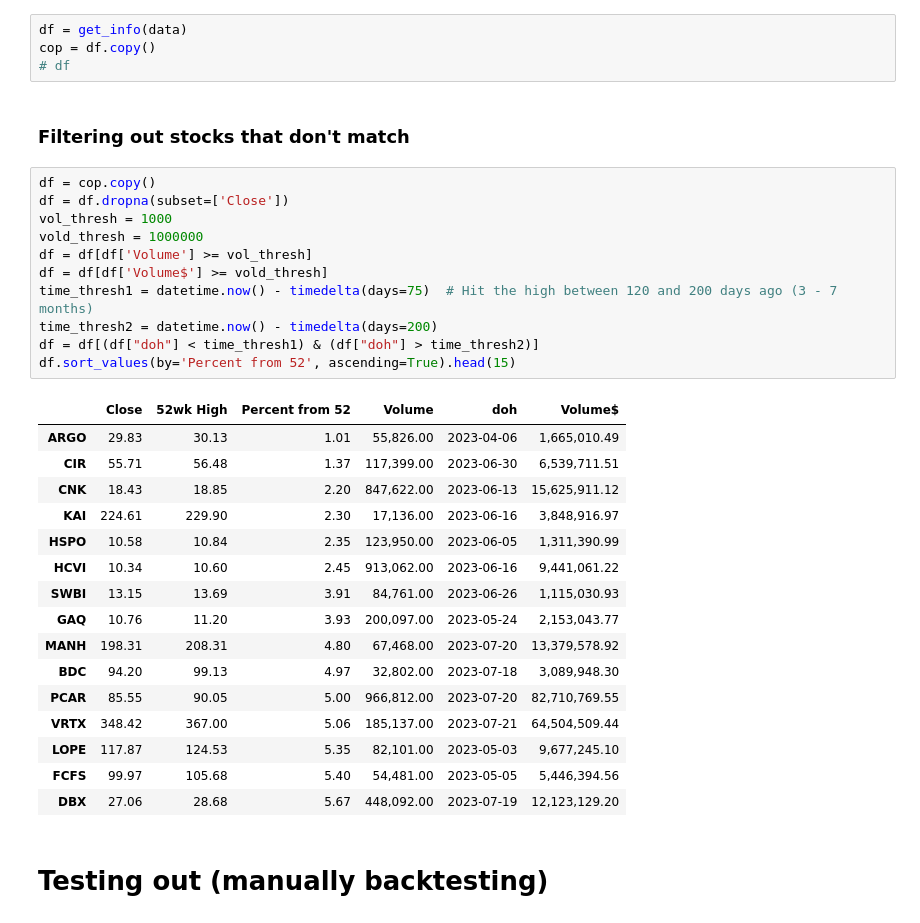
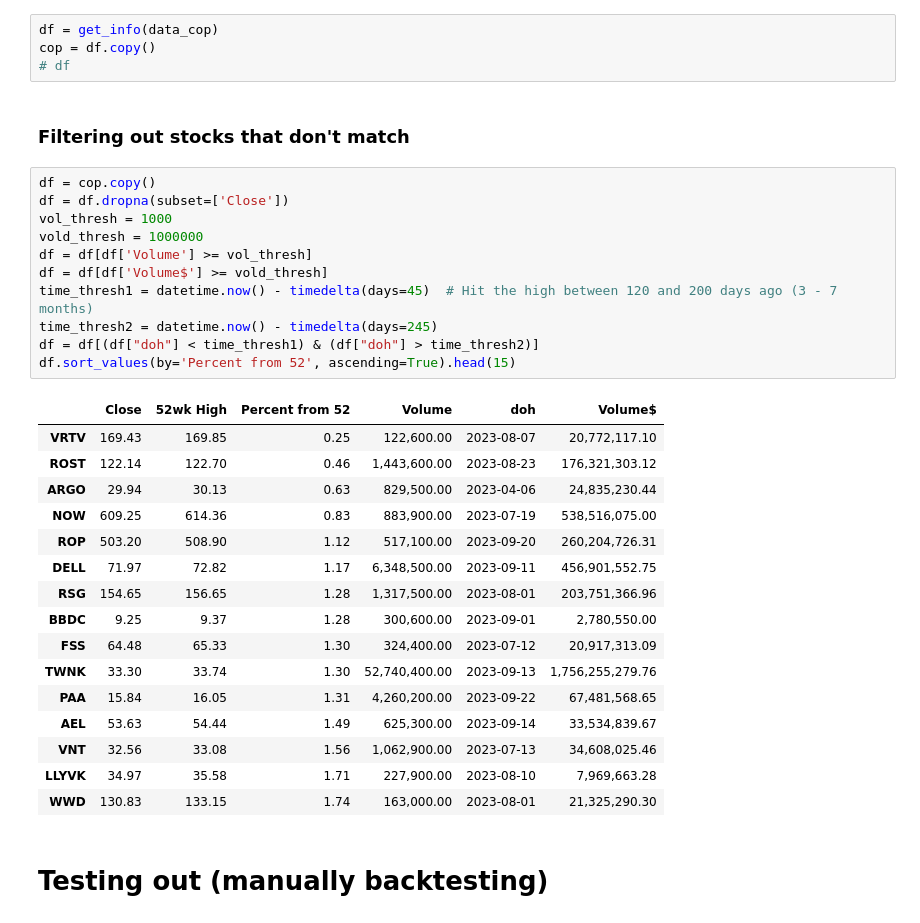
Before and after one commit to Idanq1/Stocks-Strategies, a Jupyter notebook: 52 week/Screener8 52 high.ipynb, the cells around one changed output. Cells and saved outputs as stored; diff of their text form.

```diff
--- a/52 week/Screener8 52 high.ipynb
+++ b/52 week/Screener8 52 high.ipynb
@@ -55,5 +55,5 @@ print(time.time() - s)
 # %%
-df = get_info(data)
+df = get_info(data_cop)
 cop = df.copy()
 # df
 # %% [markdown]
@@ -61,31 +61,31 @@ cop = df.copy()
 # %%
 df = cop.copy()
 df = df.dropna(subset=['Close'])
 vol_thresh = 1000
 vold_thresh = 1000000
 df = df[df['Volume'] >= vol_thresh]
 df = df[df['Volume$'] >= vold_thresh]
-time_thresh1 = datetime.now() - timedelta(days=75)  # Hit the high between 120 and 200 days ago (3 - 7 months)
-time_thresh2 = datetime.now() - timedelta(days=200)
+time_thresh1 = datetime.now() - timedelta(days=45)  # Hit the high between 120 and 200 days ago (3 - 7 months)
+time_thresh2 = datetime.now() - timedelta(days=245)
 df = df[(df["doh"] < time_thresh1) & (df["doh"] > time_thresh2)]
 df.sort_values(by='Percent from 52', ascending=True).head(15)
 # %% [output]
 |  | Close | 52wk High | Percent from 52 | Volume | doh | Volume$ |
-| ARGO | 29.83 | 30.13 | 1.01 | 55,826.00 | 2023-04-06 | 1,665,010.49 |
-| CIR | 55.71 | 56.48 | 1.37 | 117,399.00 | 2023-06-30 | 6,539,711.51 |
-| CNK | 18.43 | 18.85 | 2.20 | 847,622.00 | 2023-06-13 | 15,625,911.12 |
-| KAI | 224.61 | 229.90 | 2.30 | 17,136.00 | 2023-06-16 | 3,848,916.97 |
-| HSPO | 10.58 | 10.84 | 2.35 | 123,950.00 | 2023-06-05 | 1,311,390.99 |
-| HCVI | 10.34 | 10.60 | 2.45 | 913,062.00 | 2023-06-16 | 9,441,061.22 |
-| SWBI | 13.15 | 13.69 | 3.91 | 84,761.00 | 2023-06-26 | 1,115,030.93 |
-| GAQ | 10.76 | 11.20 | 3.93 | 200,097.00 | 2023-05-24 | 2,153,043.77 |
-| MANH | 198.31 | 208.31 | 4.80 | 67,468.00 | 2023-07-20 | 13,379,578.92 |
-| BDC | 94.20 | 99.13 | 4.97 | 32,802.00 | 2023-07-18 | 3,089,948.30 |
-| PCAR | 85.55 | 90.05 | 5.00 | 966,812.00 | 2023-07-20 | 82,710,769.55 |
-| VRTX | 348.42 | 367.00 | 5.06 | 185,137.00 | 2023-07-21 | 64,504,509.44 |
-| LOPE | 117.87 | 124.53 | 5.35 | 82,101.00 | 2023-05-03 | 9,677,245.10 |
-| FCFS | 99.97 | 105.68 | 5.40 | 54,481.00 | 2023-05-05 | 5,446,394.56 |
-| DBX | 27.06 | 28.68 | 5.67 | 448,092.00 | 2023-07-19 | 12,123,129.20 |
+| VRTV | 169.43 | 169.85 | 0.25 | 122,600.00 | 2023-08-07 | 20,772,117.10 |
+| ROST | 122.14 | 122.70 | 0.46 | 1,443,600.00 | 2023-08-23 | 176,321,303.12 |
+| ARGO | 29.94 | 30.13 | 0.63 | 829,500.00 | 2023-04-06 | 24,835,230.44 |
+| NOW | 609.25 | 614.36 | 0.83 | 883,900.00 | 2023-07-19 | 538,516,075.00 |
+| ROP | 503.20 | 508.90 | 1.12 | 517,100.00 | 2023-09-20 | 260,204,726.31 |
+| DELL | 71.97 | 72.82 | 1.17 | 6,348,500.00 | 2023-09-11 | 456,901,552.75 |
+| RSG | 154.65 | 156.65 | 1.28 | 1,317,500.00 | 2023-08-01 | 203,751,366.96 |
+| BBDC | 9.25 | 9.37 | 1.28 | 300,600.00 | 2023-09-01 | 2,780,550.00 |
+| FSS | 64.48 | 65.33 | 1.30 | 324,400.00 | 2023-07-12 | 20,917,313.09 |
+| TWNK | 33.30 | 33.74 | 1.30 | 52,740,400.00 | 2023-09-13 | 1,756,255,279.76 |
+| PAA | 15.84 | 16.05 | 1.31 | 4,260,200.00 | 2023-09-22 | 67,481,568.65 |
+| AEL | 53.63 | 54.44 | 1.49 | 625,300.00 | 2023-09-14 | 33,534,839.67 |
+| VNT | 32.56 | 33.08 | 1.56 | 1,062,900.00 | 2023-07-13 | 34,608,025.46 |
+| LLYVK | 34.97 | 35.58 | 1.71 | 227,900.00 | 2023-08-10 | 7,969,663.28 |
+| WWD | 130.83 | 133.15 | 1.74 | 163,000.00 | 2023-08-01 | 21,325,290.30 |
 # %% [markdown]
 # Testing out (manually backtesting)
 # %%
```
Also changed, not shown: parts of 5 cells of this notebook.
